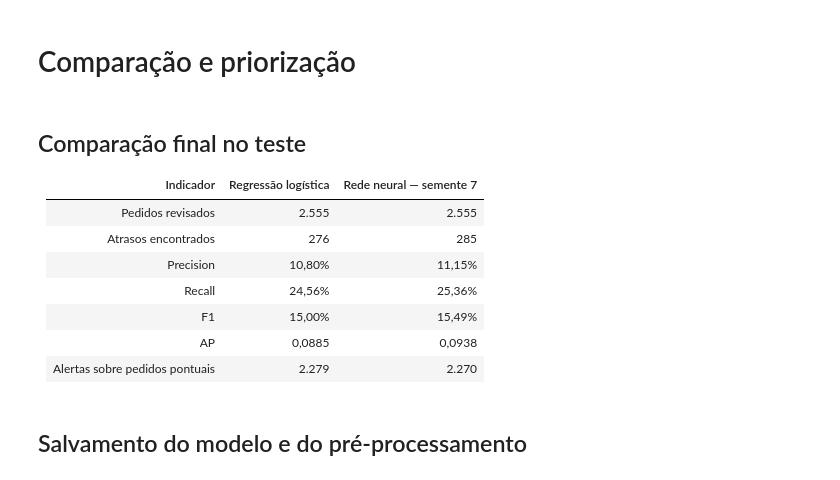
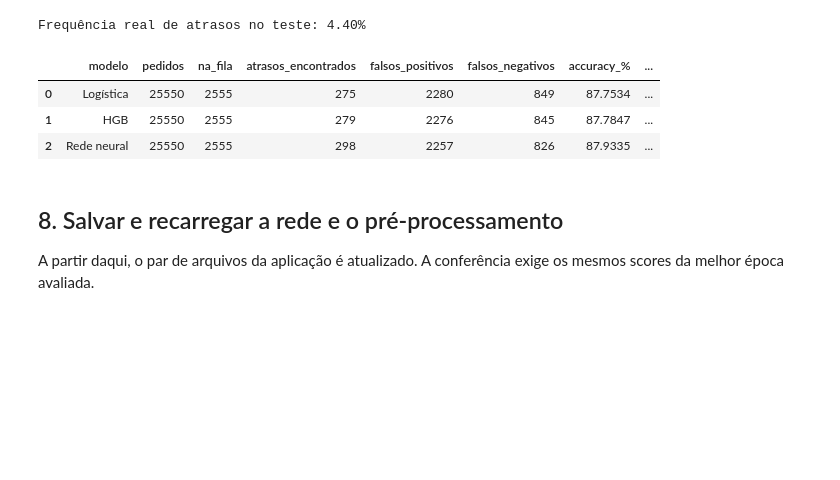
Before and after one commit to ProjetoBootcampTCS/EntregaCerta-AI, a Jupyter notebook: Notebooks/02_treinamento_modelos.ipynb, the cells around one changed output. Saved outputs shown, nothing was run; the diff lists cells and outputs as text; code cells hidden in the pictures; blank space fills up the shorter version.

```diff
--- a/Notebooks/02_treinamento_modelos.ipynb
+++ b/Notebooks/02_treinamento_modelos.ipynb
@@ -102,16 +176,0 @@ plt.show()
-# %%
-from sklearn.linear_model import LogisticRegression
-
-modelo_logistico = LogisticRegression(
-    class_weight="balanced",
-    max_iter=2000
-)
-
-modelo_logistico.fit(
-    dados["X"]["treino"],
-    dados["y"]["treino"]
-)
-
-scores_log_teste = modelo_logistico.predict_proba(
-    dados["X"]["teste"]
-)[:, 1]
@@ -606,0 +546,3 @@ print("Modelo corresponde aos resultados apresentados.")
+# %%
+# Reutiliza a logística treinada acima, sem novo ajuste.
+scores_log_teste = modelo_logistico.predict_proba(dados["X"]["teste"])[:, 1]
@@ -645,2 +640,0 @@ print(confusion_matrix(real_teste, alertas_teste, labels=[0, 1]))
-# %% [markdown]
-# Comparação e priorização
@@ -671,17 +641,47 @@ pd.DataFrame(resultados_fila).round(2)
-# %% [markdown]
-## Comparação final no teste
-
-| Indicador | Regressão logística | Rede neural — semente 7 |
-|---|---:|---:|
-| Pedidos revisados | 2.555 | 2.555 |
-| Atrasos encontrados | 276 | 285 |
-| Precision | 10,80% | 11,15% |
-| Recall | 24,56% | 25,36% |
-| F1 | 15,00% | 15,49% |
-| AP | 0,0885 | 0,0938 |
-| Alertas sobre pedidos pontuais | 2.279 | 2.270 |
-# %% [markdown]
-## Salvamento do modelo e do pré-processamento
+# %%
+# Acrescenta o HGB à mesma avaliação, sem ajustar o modelo no teste.
+scores_hgb_teste = modelo_hgb.predict_proba(dados["X"]["teste"])[:, 1]
+resultados_teste = []
+alvos_teste = np.asarray(dados["y"]["teste"]).ravel()
+quantidade_fila_teste = int(len(alvos_teste) * 0.10)
+
+for nome, scores in {
+    "Logística": scores_log_teste,
+    "HGB": scores_hgb_teste,
+    "Rede neural": scores_teste,
+}.items():
+    # Mesmo desempate e mesma capacidade de revisão para os três modelos.
+    selecionados = pd.Series(scores).nlargest(quantidade_fila_teste).index
+    alertas = np.zeros(len(alvos_teste), dtype=int)
+    alertas[selecionados] = 1
+    tn, fp, fn, tp = confusion_matrix(alvos_teste, alertas, labels=[0, 1]).ravel()
+    resultados_teste.append({
+        "modelo": nome,
+        "pedidos": len(alvos_teste),
+        "na_fila": int(alertas.sum()),
+        "atrasos_encontrados": int(tp),
+        "falsos_positivos": int(fp),
+        "falsos_negativos": int(fn),
+        "accuracy_%": 100 * accuracy_score(alvos_teste, alertas),
+        "precision_%": 100 * precision_score(alvos_teste, alertas, zero_division=0),
+        "recall_%": 100 * recall_score(alvos_teste, alertas, zero_division=0),
+        "f1_%": 100 * f1_score(alvos_teste, alertas, zero_division=0),
+        "AP": average_precision_score(alvos_teste, scores),
+    })
+
+comparacao_teste = pd.DataFrame(resultados_teste)
+print(f"Frequência real de atrasos no teste: {alvos_teste.mean():.2%}")
+display(comparacao_teste.round(4))
+# %% [output]
+Frequência real de atrasos no teste: 4.40%
+|  | modelo | pedidos | na_fila | atrasos_encontrados | falsos_positivos | falsos_negativos | accuracy_% | ... |
+| 0 | Logística | 25550 | 2555 | 275 | 2280 | 849 | 87.7534 | ... |
+| 1 | HGB | 25550 | 2555 | 279 | 2276 | 845 | 87.7847 | ... |
+| 2 | Rede neural | 25550 | 2555 | 298 | 2257 | 826 | 87.9335 | ... |
+# %% [markdown]
+## 8. Salvar e recarregar a rede e o pré-processamento
+
+A partir daqui, o par de arquivos da aplicação é atualizado. A conferência exige os mesmos scores da melhor época avaliada.
 # %%
 import joblib
 import torch
```
Also changed, not shown: parts of 92 cells of this notebook, 5 other files.
